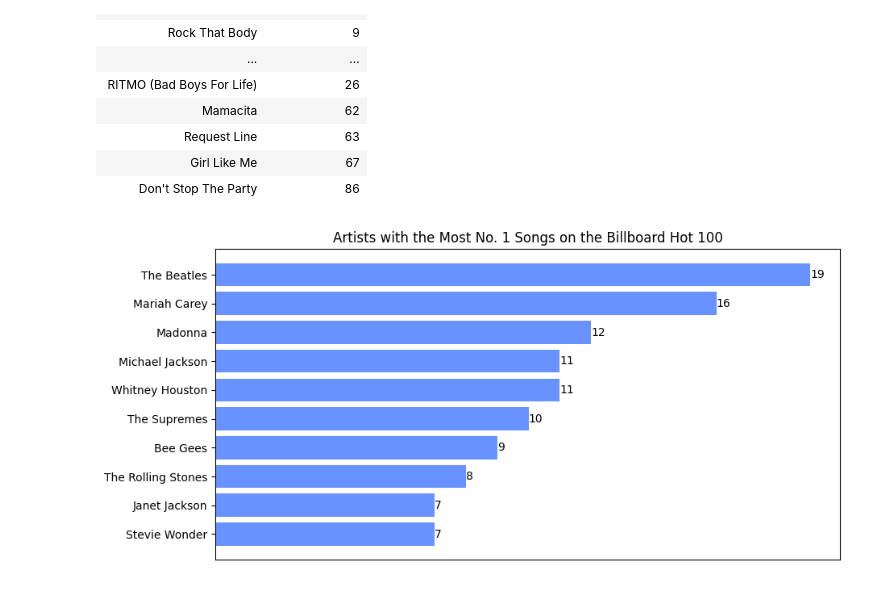
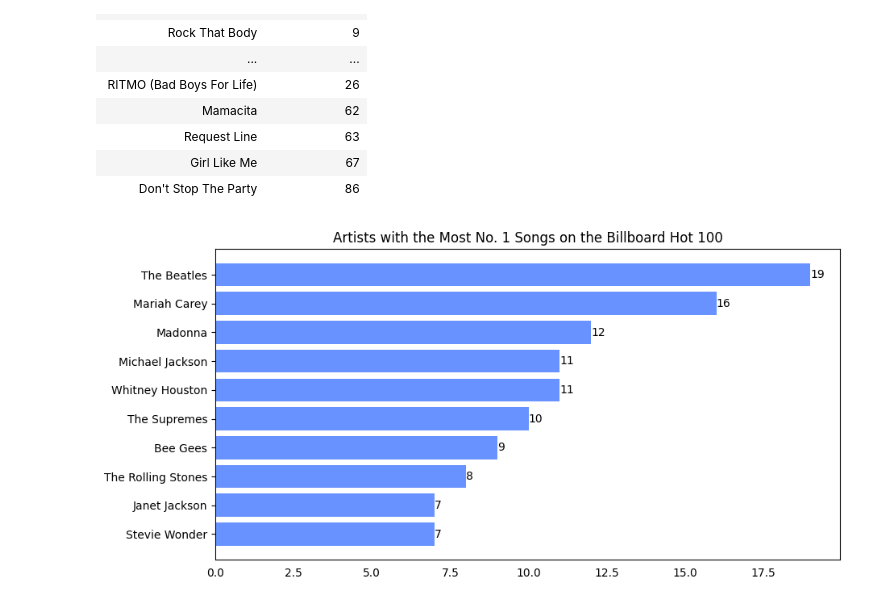
Before and after one commit to mateusfch/music-data-explorer, a Jupyter notebook: bb100.ipynb, the cells around one changed output. Drawn from its saved outputs; the diff is of its cells as text; code cells hidden in the pictures.

```diff
--- a/bb100.ipynb
+++ b/bb100.ipynb
@@ -55,28 +55,27 @@ display(df)
 # %%
 # artistas e respectivas músicas que alcançaram o topo do chart (#1)
 
 artistTop = defaultdict(set)
 topSongs = set()
 for linha in linhas:
   linha = re.split(r',(?!\s)', linha)
   if linha[5] == "1":
     artistTop[linha[3]].add(linha[2])
 
 a = {}
 for artista, musicas in artistTop.items():
   a[artista] = len(musicas)
 
 dfOnes = pd.DataFrame({'Artist': a.keys(), 'Top':a.values()}).sort_values(by=['Top'],ascending=False, ignore_index=True)
 subDfOnes = dfOnes.head(10)
 
 # visualização em gráfico de barras horizontais
 plt.figure(figsize=(10, 5))
 bars = plt.barh(y=subDfOnes.Artist, width=subDfOnes.Top, color="#6892ff")
 plt.bar_label(bars)
-plt.xticks(color='white')
 plt.gca().invert_yaxis()
 plt.gca().tick_params(bottom=False)
 plt.title("Artists with the Most No. 1 Songs on the Billboard Hot 100")
 plt.show()
 # %% [output]
-[figure, old version]
+[figure, new version]
```
